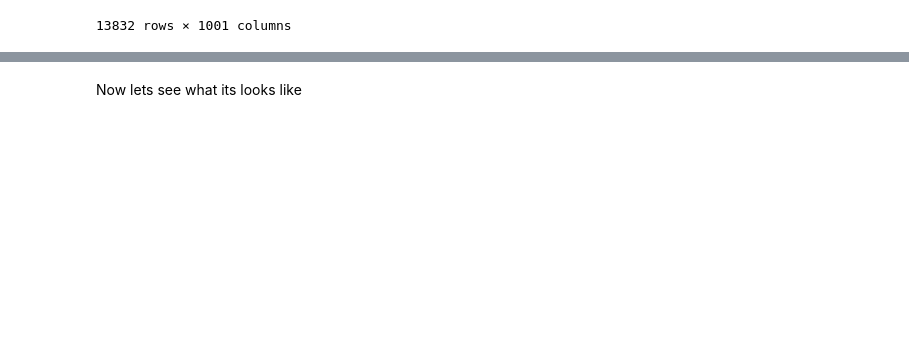
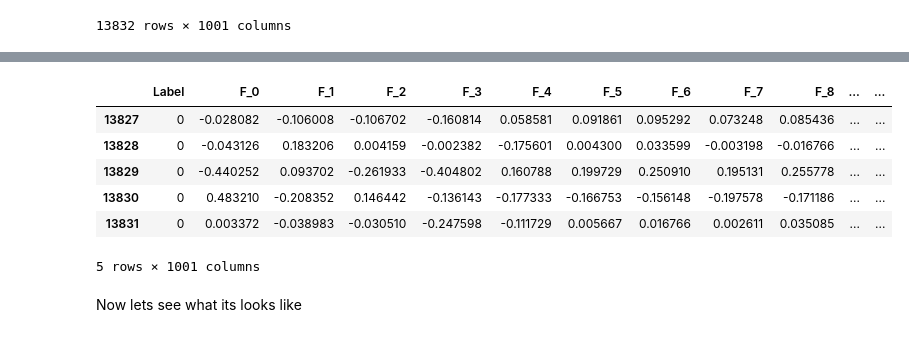
Before and after one commit to MHosseinHashemi/NBML_BrTD, a Jupyter notebook: Tabular-Transformer-0-Day.ipynb, the cells around one changed output, grey strips where cells are left out. Cells and saved outputs as stored; diff of their text form; code cells hidden in the pictures; blank space fills up the shorter version.

```diff
--- a/Tabular-Transformer-0-Day.ipynb
+++ b/Tabular-Transformer-0-Day.ipynb
@@ -303,4 +268,6 @@ df
 | 13830 | 0.0 | 0.483210 | -0.208352 | 0.146442 | -0.136143 | -0.177333 | -0.166753 | -0.156148 | -0.197578 | -0.171186 | ... | ... |
 | 13831 | 0.0 | 0.003372 | -0.038983 | -0.030510 | -0.247598 | -0.111729 | 0.005667 | 0.016766 | 0.002611 | 0.035085 | ... | ... |
 13832 rows × 1001 columns
+# %%
+df['Label'] = df['Label'].astype('int32')
 # %%
@@ -319,3 +294,13 @@ df
+# %%
+df.tail()
+# %% [output]
+|  | Label | F_0 | F_1 | F_2 | F_3 | F_4 | F_5 | F_6 | F_7 | F_8 | ... | ... |
+| 13827 | 0 | -0.028082 | -0.106008 | -0.106702 | -0.160814 | 0.058581 | 0.091861 | 0.095292 | 0.073248 | 0.085436 | ... | ... |
+| 13828 | 0 | -0.043126 | 0.183206 | 0.004159 | -0.002382 | -0.175601 | 0.004300 | 0.033599 | -0.003198 | -0.016766 | ... | ... |
+| 13829 | 0 | -0.440252 | 0.093702 | -0.261933 | -0.404802 | 0.160788 | 0.199729 | 0.250910 | 0.195131 | 0.255778 | ... | ... |
+| 13830 | 0 | 0.483210 | -0.208352 | 0.146442 | -0.136143 | -0.177333 | -0.166753 | -0.156148 | -0.197578 | -0.171186 | ... | ... |
+| 13831 | 0 | 0.003372 | -0.038983 | -0.030510 | -0.247598 | -0.111729 | 0.005667 | 0.016766 | 0.002611 | 0.035085 | ... | ... |
+5 rows × 1001 columns
 # %% [markdown]
 Now lets see what its looks like
 # %%
```
Also changed, not shown: parts of 30 cells of this notebook.
